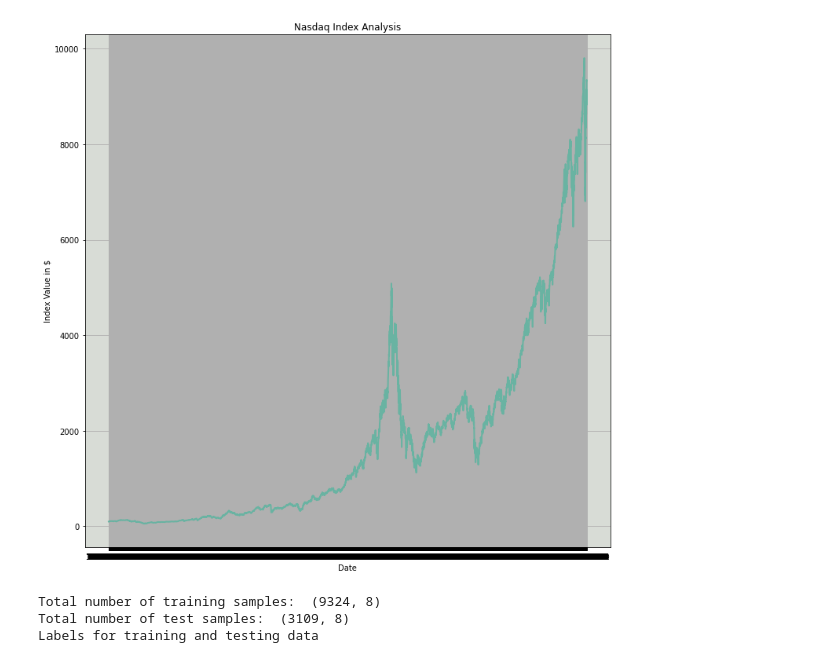
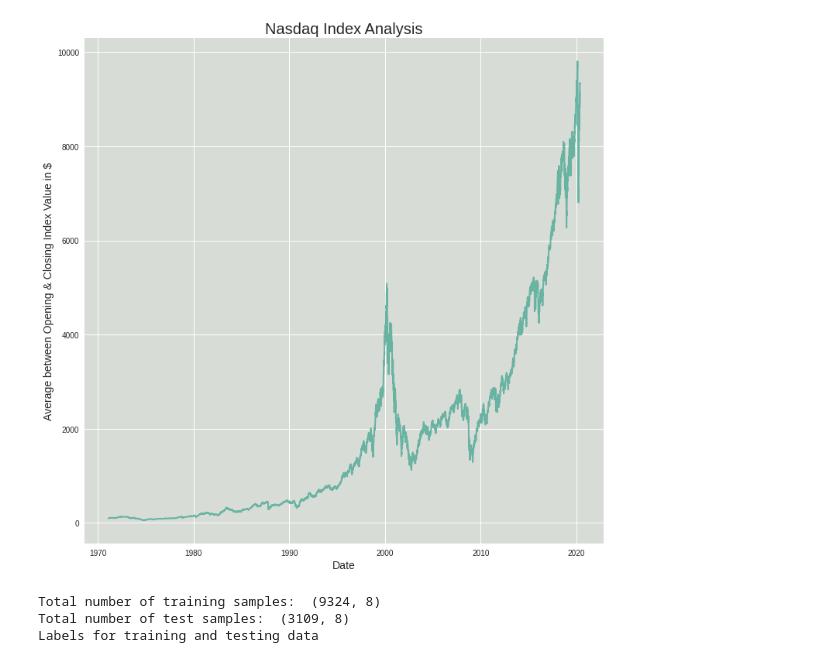
Before and after one commit to Ianfm94/Financial_Analysis, a Jupyter notebook: LSTM_NN.ipynb, the cells around one changed output. Drawn from its saved outputs; the diff is of its cells as text; code cells hidden in the pictures.

```diff
--- a/LSTM_NN.ipynb
+++ b/LSTM_NN.ipynb
@@ -1,41 +1,86 @@
 # %% [markdown]
 <a href="https://colab.research.google.com/github/Ianfm94/Financial_Analysis/blob/master/LSTM_NN.ipynb" target="_parent"><img src="https://colab.research.google.com/assets/colab-badge.svg" alt="Open In Colab"/></a>
 # %%
+# First Method, (Seaborn)
+
 import numpy as np
 import matplotlib.pyplot as plt
 import pandas as pd
-from matplotlib.dates import DateFormatter
+from matplotlib import dates as mpl_dates
 
 # Reading in data
 nasdaq_data = "https://raw.githubusercontent.com/Ianfm94/Financial_Analysis/master/NASDAQ_data%20US%20Listing.csv"
 
 X = pd.read_csv(nasdaq_data)
 Y = X['close']
 #print(X.head(n=3))
+
+### Very important step
+X['date'] = pd.to_datetime(X['date'])
+X.sort_values('date', inplace=True)
+
+# Create figure and plot space
+#fig, ax = plt.subplots(figsize=(12, 12))
+
+# Use seaborn style
+#plt.style.use('seaborn')
+
+# Add x-axis and y-axis, colour of graph and increase
+# the line-width
+#ax.plot_date(X['date'],
+       #X['mid_price'],
+       #color='#69b3a2', linestyle='dashdot')
+
+# Set title and labels for axes
+#ax.set(xlabel='Date',
+       #ylabel='Average between Opening & Closing Index Value in $',
+       #title='Nasdaq Index Analysis')
+
+# Add grid and tight layout
+#plt.grid(b=True, which='both', axis='both')
+#plt.tight_layout()
+
+# More date workings, change to Year format
+#plt.gcf().autofmt_xdate()
+#date_format = mpl_dates.DateFormatter('%Y')
+#plt.gca().xaxis.set_major_formatter(date_format)
+
+#plt.show()
+
+## Method_2 Looks Nicer
+
+import matplotlib.dates as mdates
 
 # Create figure and plot space
 fig, ax = plt.subplots(nrows=1, ncols=1, figsize=(12, 12))
 
 # Add x-axis and y-axis, colour of graph and increase
 # the line-width
 ax.plot(X['date'],
        X['mid_price'],
        color='#69b3a2', lw=2)
 
 # Set title and labels for axes
-ax.set(xlabel='Date',
-       ylabel='Index Value in $',
-       title='Nasdaq Index Analysis')
+plt.title('Nasdaq Index Analysis', fontsize=20)
+plt.xlabel('Date', fontsize=14)
+plt.ylabel('Average between Opening & Closing Index Value in $',
+           fontsize=14)
 
 # Change plot background colour
 ax.set_facecolor('xkcd:light grey')
+
+locator = mdates.AutoDateLocator()
+formatter = mdates.ConciseDateFormatter(locator)
+
+ax.xaxis.set_major_locator(locator)
+ax.xaxis.set_major_formatter(formatter)
 
 # Add grid
 plt.grid(b=True, which='both', axis='both')
 
 plt.show()
 # %% [output]
-[figure, old version]
+[figure, new version]
 # %%
 Y = np.array(Y)
 X = np.array(X)
```
Also changed, not shown: parts of 1 cell of this notebook.
